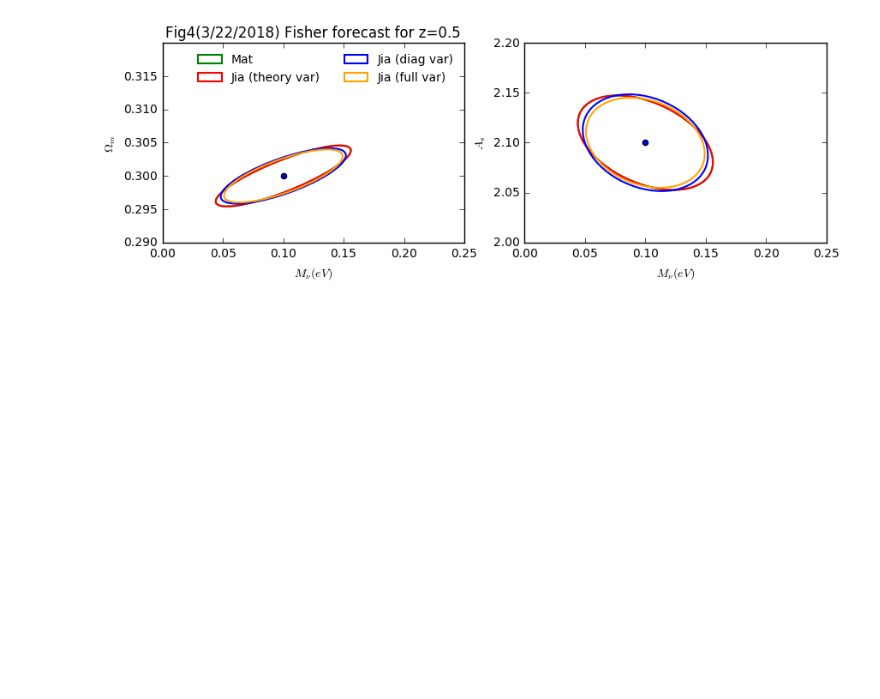
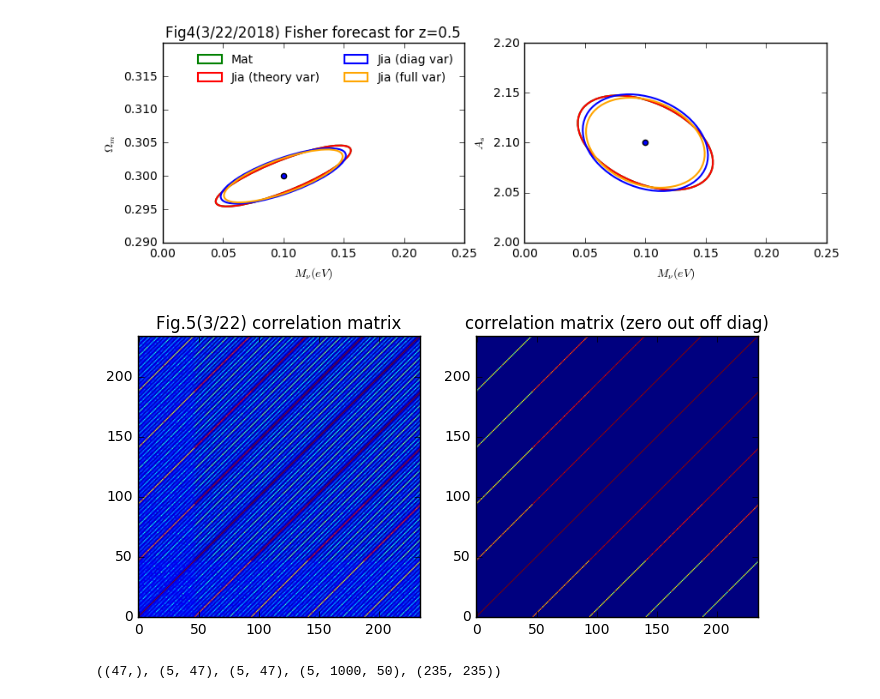
Before and after one commit to liuxx479/fisher, a Jupyter notebook: fisher.ipynb, the cells around one changed output. Saved outputs shown, nothing was run; the diff lists cells and outputs as text; code cells hidden in the pictures; blank space fills up the shorter version.

Commit message:
full 5 redshift covariance

```diff
--- a/fisher.ipynb
+++ b/fisher.ipynb
@@ -350,3 +350,70 @@ ax1.set_title('Fig4(3/22/2018) Fisher forecast for z=0.5')
 show()
 # %% [output]
 [figure]
+# %%
+###### now move on to 5 redshifts
+copyarray = lambda x, times: repeat(x.reshape(1,-1),times,axis=0).flatten()
+
+dd5_arr = [squeeze(iarr[:,idx]) for iarr in [dcldmnu_jia, dcldom_jia, dcldAs_jia]]
+Cl5 = squeeze(ps_fidu_avg[:,idx])## shape (5, 47)
+ps2 = swapaxes(ps_fidu[:,:,idx],1,2)
+Cov5 = cov(ps2.reshape(-1,1000), rowvar=1) #* (2e4/12.25)
+
+## (1) zero out the off diagonal components
+## (1b) zero out off diag, use theory variance
+Cov_diagT = zeros(shape=iCov.shape)
+Cov5_diag = zeros(shape=Cov5.shape)
+for j in arange(5):
+    for k in arange(5):
+        for i in arange(47):
+            #print j*47+i,k*47+i
+            Cov5_diag[j*47+i,k*47+i] = Cov5[j*47+i,k*47+i]
+            Cov_diagT[j*47+i,k*47+i] = 2/((2*ellF[i]+1)*fsim*dell[i])*Cl5[j,i]*Cl5[k,i]
+f, (ax1,ax2)=subplots(1,2,figsize=(8,4))
+ax1.imshow(WLanalysis.corr_mat(Cov5),origin='lower')
+ax1.set_title('Fig.5(3/22) correlation matrix')
+ax2.imshow(WLanalysis.corr_mat(Cov5_diag),origin='lower')
+ax2.set_title('correlation matrix (zero out off diag)')
+show()
+
+
+
+# ## (2) inverse covariance matrix
+# iCovI = mat(iCov).I
+# iCovdiagI = mat(iCov_diag).I
+# iCovdiagTI = mat(iCov_diagT).I
+
+## (3) Fisher matrices
+F_mat = zeros(shape=(3,3))
+F_jiadiagT = zeros(shape=(3,3))
+F_jiadiag = zeros(shape=(3,3))
+F_jiafull = zeros(shape=(3,3))
+
+# for i in range(3):
+#     for j in range(3):
+#         dA = dd5_arr[i]
+#         dB = dd5_arr[j]
+#         for jjj in range(len(weight_mat)):
+#             iweight = weight_mat[jjj]
+#             littlecov =
+#             F_mat [i,j] += sum(littlecov*mat(dA[:,jjj])*mat(dB[:,jjj]))
+
+#         Mij = mat(dA).T*mat(dB) + mat(dB).T*mat(dA)
+#         F_jiadiagTz05 [i,j]= 0.5*trace(iCovdiagTI*Mij)
+#         F_jiadiagz05 [i,j]= 0.5*trace(iCovdiagI*Mij)
+#         F_jiafullz05 [i,j]= 0.5*trace(iCovI* Mij)
+
+# Flist = array( [F_mat, F_jiadiagT, F_jiadiag, F_jiazfull]) / (12.5/2e4)
+# Ferr_out = ([Ferr(imat) for imat in Flist])
+# print '''Fisher test 1 redsfhit (z=0.5), only 1 derivative dCell/dMnu, fky= 0.5
+# (1) %s: Using Mat's method (Tegmark eq 16)
+# (2) %s: Jia Method (Tegmark eq 15 only 2nd term), using theory variance
+# (3) %s: Jia Method, using simulation variance
+# (4) %s: Jia Method, Using full covariance
+# '''% (Ferr_out[0], Ferr_out[1], Ferr_out[2], Ferr_out[3])
+# %% [output]
+[figure, added]
+# %%
+id1.shape, dd5_arr[0].shape, Cl5.shape, ps_fidu.shape, Cov5.shape
+# %% [output]
+((47,), (5, 47), (5, 47), (5, 1000, 50), (235, 235))
```
